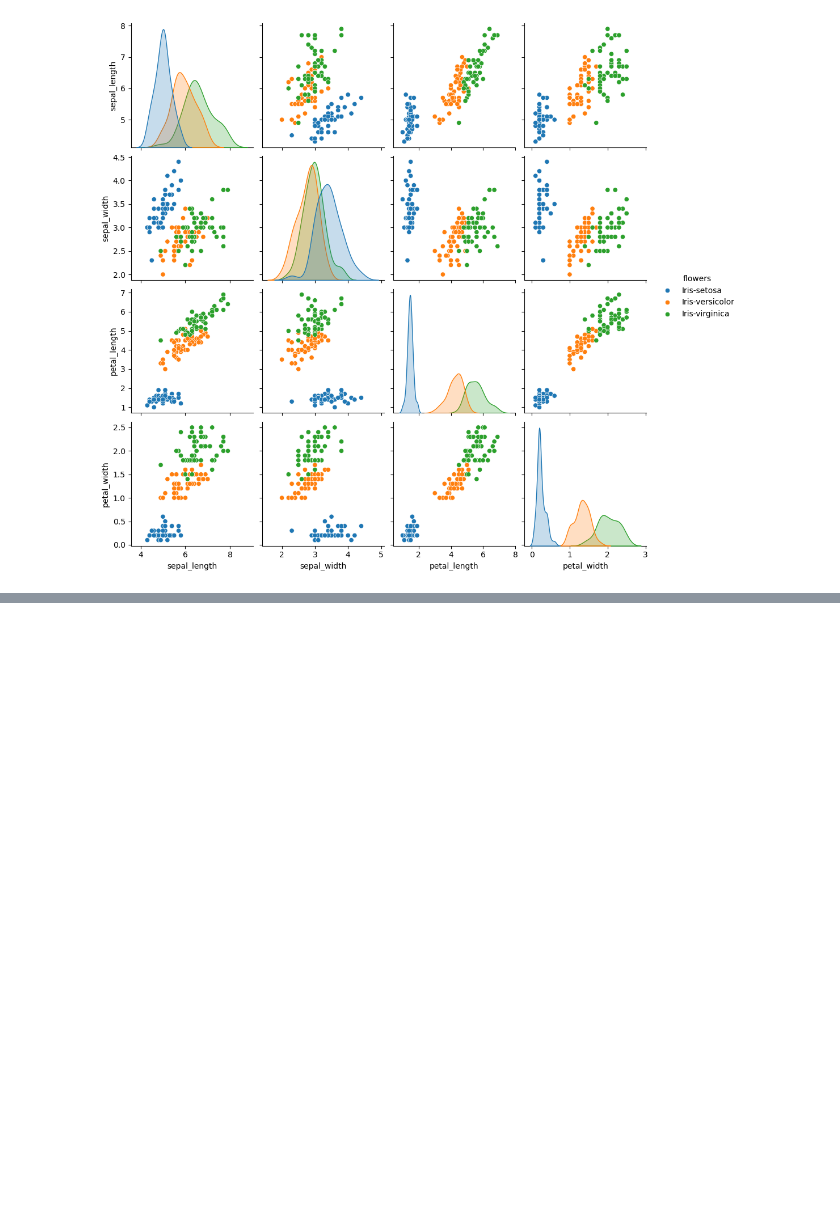
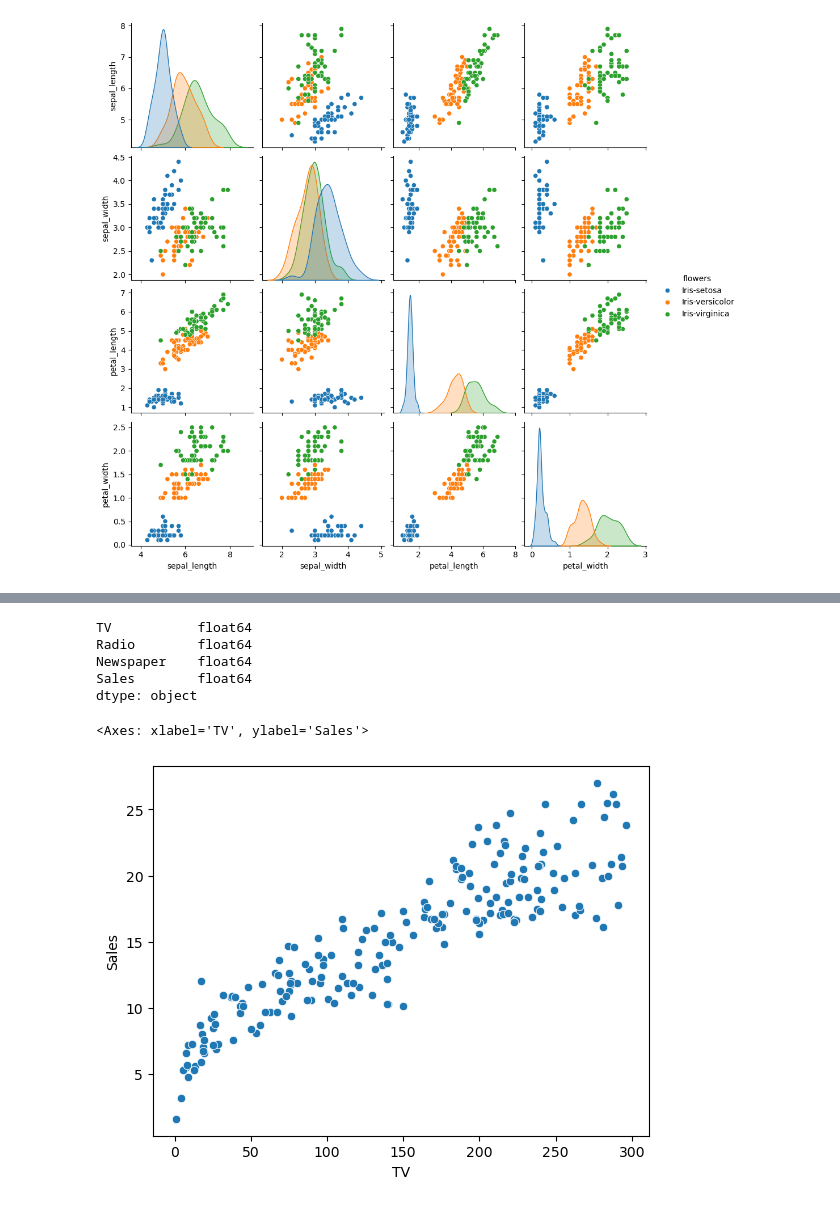
Before and after one commit to Armaan-16/AI-ML-Learnings, a Jupyter notebook: 5-seaborn.ipynb, the cells around one changed output, grey strips where cells are left out. Drawn from its saved outputs; the diff is of its cells as text; code cells hidden in the pictures; blank space fills up the shorter version.

```diff
--- a/5-seaborn.ipynb
+++ b/5-seaborn.ipynb
@@ -359,0 +388,3 @@ sns.pairplot(iris,hue='flowers')
+# %%
+ad=pd.read_csv(r"C:\Users\mishr\OneDrive\Desktop\advertising.csv")
+ad
@@ -359,0 +425,13 @@ sns.pairplot(iris,hue='flowers')
+# %%
+ad.dtypes
+# %% [output]
+TV           float64
+Radio        float64
+Newspaper    float64
+Sales        float64
+dtype: object
+# %%
+sns.scatterplot(ad,y='Sales',x='TV')
+# %% [output]
+<Axes: xlabel='TV', ylabel='Sales'>
+[figure, added]
```
Also changed, not shown: parts of 14 cells of this notebook.
